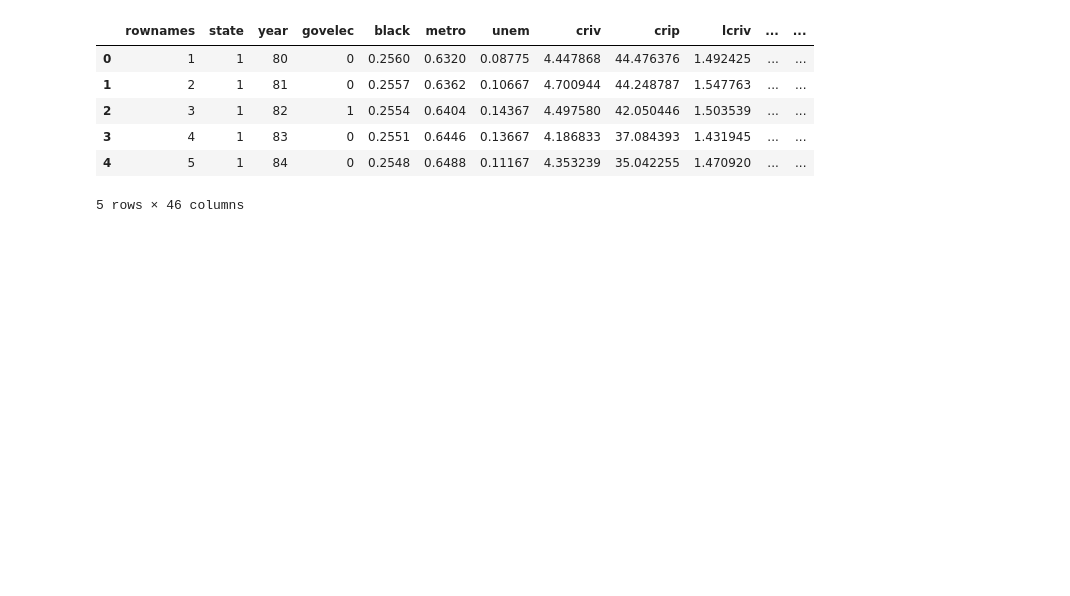
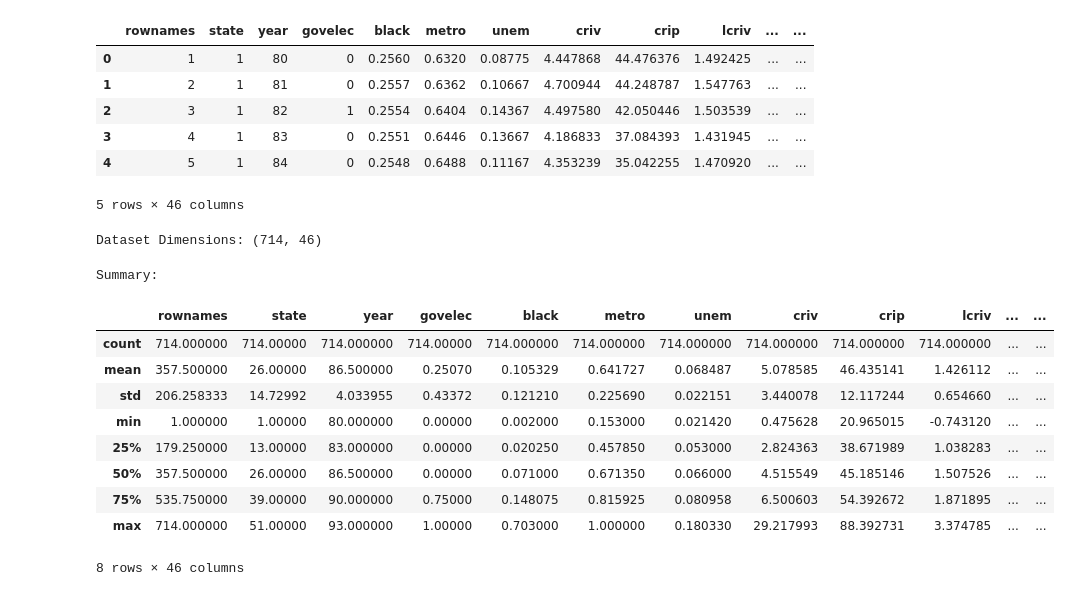
Before and after one commit to Ashish-Aaran/EDA, a Jupyter notebook: 21BDS0335.ipynb, the cells around one changed output. Drawn from its saved outputs; the diff is of its cells as text; code cells hidden in the pictures; blank space fills up the shorter version.

```diff
--- a/21BDS0335.ipynb
+++ b/21BDS0335.ipynb
@@ -27,3 +27,22 @@ df.head(5)
 | 3 | 4 | 1 | 83 | 0 | 0.2551 | 0.6446 | 0.13667 | 4.186833 | 37.084393 | 1.431945 | ... | ... |
 | 4 | 5 | 1 | 84 | 0 | 0.2548 | 0.6488 | 0.11167 | 4.353239 | 35.042255 | 1.470920 | ... | ... |
 5 rows × 46 columns
+# %%
+print("Dataset Dimensions:", df.shape)
+# %% [output]
+Dataset Dimensions: (714, 46)
+# %%
+print("Summary:")
+display(df.describe(include='all'))
+# %% [output]
+Summary:
+|  | rownames | state | year | govelec | black | metro | unem | criv | crip | lcriv | ... | ... |
+| count | 714.000000 | 714.00000 | 714.000000 | 714.00000 | 714.000000 | 714.000000 | 714.000000 | 714.000000 | 714.000000 | 714.000000 | ... | ... |
+| mean | 357.500000 | 26.00000 | 86.500000 | 0.25070 | 0.105329 | 0.641727 | 0.068487 | 5.078585 | 46.435141 | 1.426112 | ... | ... |
+| std | 206.258333 | 14.72992 | 4.033955 | 0.43372 | 0.121210 | 0.225690 | 0.022151 | 3.440078 | 12.117244 | 0.654660 | ... | ... |
+| min | 1.000000 | 1.00000 | 80.000000 | 0.00000 | 0.002000 | 0.153000 | 0.021420 | 0.475628 | 20.965015 | -0.743120 | ... | ... |
+| 25% | 179.250000 | 13.00000 | 83.000000 | 0.00000 | 0.020250 | 0.457850 | 0.053000 | 2.824363 | 38.671989 | 1.038283 | ... | ... |
+| 50% | 357.500000 | 26.00000 | 86.500000 | 0.00000 | 0.071000 | 0.671350 | 0.066000 | 4.515549 | 45.185146 | 1.507526 | ... | ... |
+| 75% | 535.750000 | 39.00000 | 90.000000 | 0.75000 | 0.148075 | 0.815925 | 0.080958 | 6.500603 | 54.392672 | 1.871895 | ... | ... |
+| max | 714.000000 | 51.00000 | 93.000000 | 1.00000 | 0.703000 | 1.000000 | 0.180330 | 29.217993 | 88.392731 | 3.374785 | ... | ... |
+8 rows × 46 columns
```
Also changed, not shown: parts of 16 cells of this notebook.
